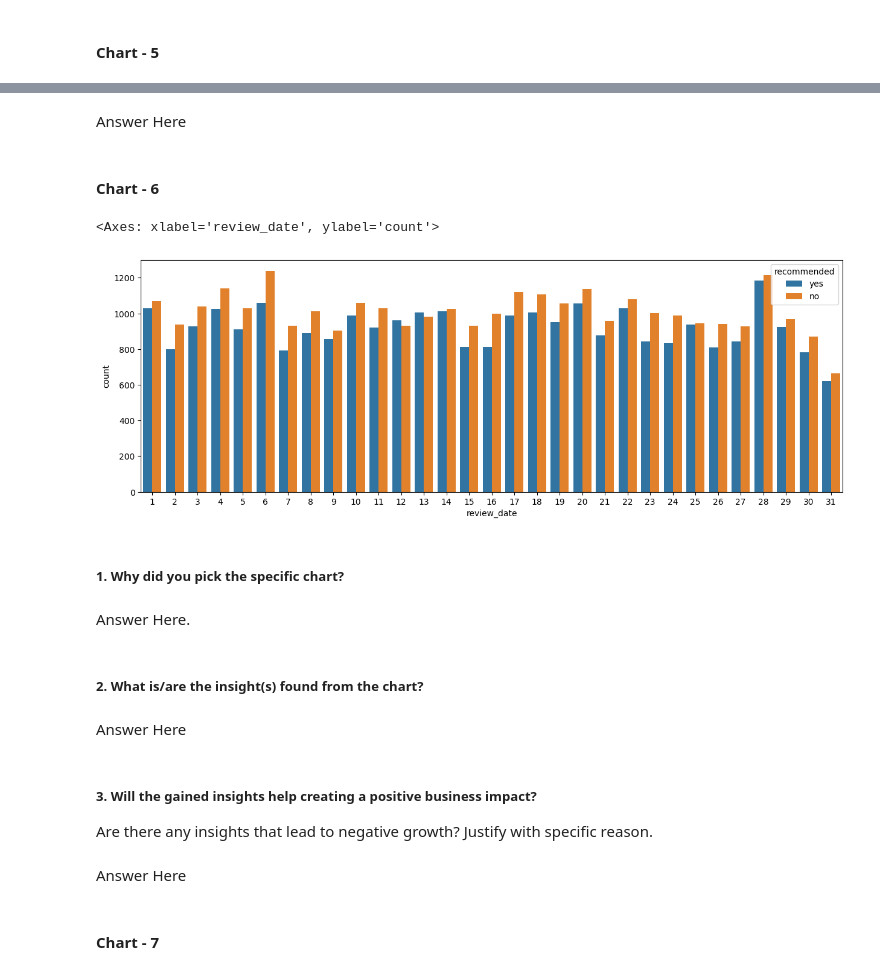
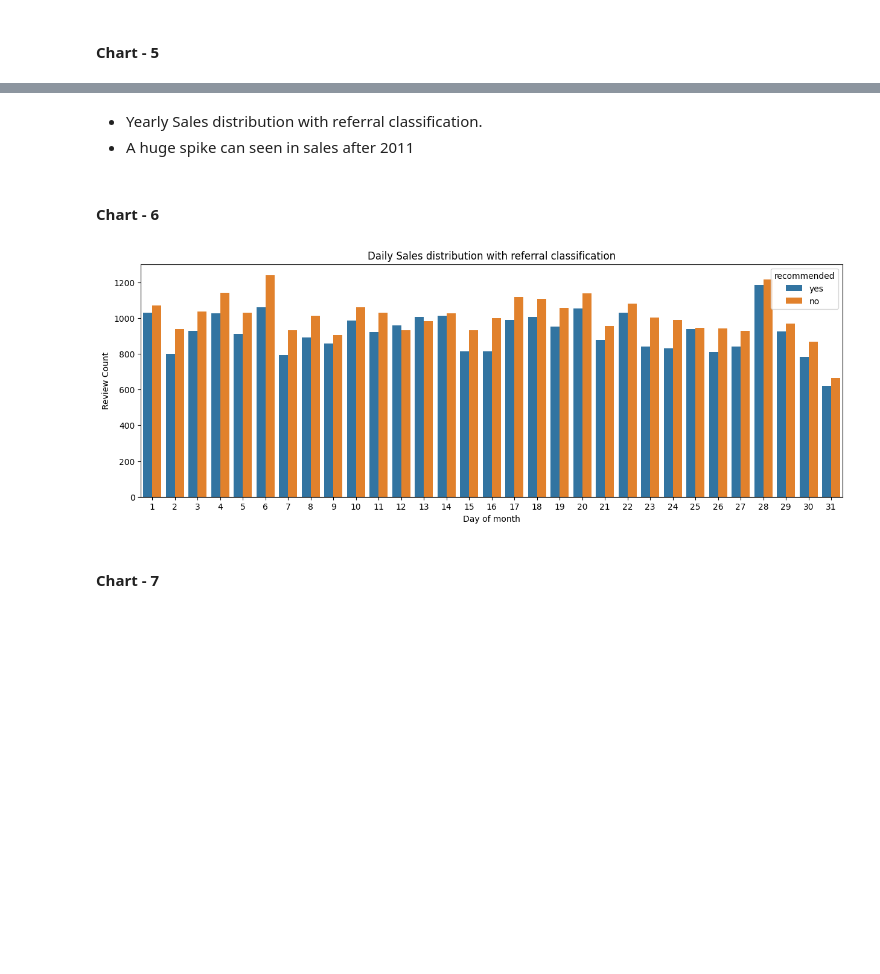
Before and after one commit to MrMRaut/Airline-Referral-Classification, a Jupyter notebook: Airline_Referral_Classification.ipynb, the cells around one changed output, grey strips where cells are left out. Drawn from its saved outputs; the diff is of its cells as text; code cells hidden in the pictures; blank space fills up the shorter version.

```diff
--- a/Airline_Referral_Classification.ipynb
+++ b/Airline_Referral_Classification.ipynb
@@ -427,26 +384,18 @@ Are there any insights that lead to negative growth? Justify with specific reaso
-# %% [markdown]
-Answer Here
+# %% [markdown]
+- Yearly Sales distribution with referral classification.
+- A huge spike can seen in sales after 2011
 # %% [markdown]
 #### Chart - 6
 # %%
 # Chart - 6 visualization code
 sns.countplot(x = df.review_date.dt.day, hue = df.recommended)
+
+plt.title('Daily Sales distribution with referral classification')
+plt.xlabel('Day of month')
+plt.ylabel('Review Count')
+plt.show()
 # %% [output]
-<Axes: xlabel='review_date', ylabel='count'>
-[figure, old version]
+[figure, new version]
-# %% [markdown]
-##### 1. Why did you pick the specific chart?
-# %% [markdown]
-Answer Here.
-# %% [markdown]
-##### 2. What is/are the insight(s) found from the chart?
-# %% [markdown]
-Answer Here
-# %% [markdown]
-##### 3. Will the gained insights help creating a positive business impact?
-Are there any insights that lead to negative growth? Justify with specific reason.
-# %% [markdown]
-Answer Here
 # %% [markdown]
 #### Chart - 7
 # %%
```
Also changed, not shown: parts of 83 cells of this notebook.
